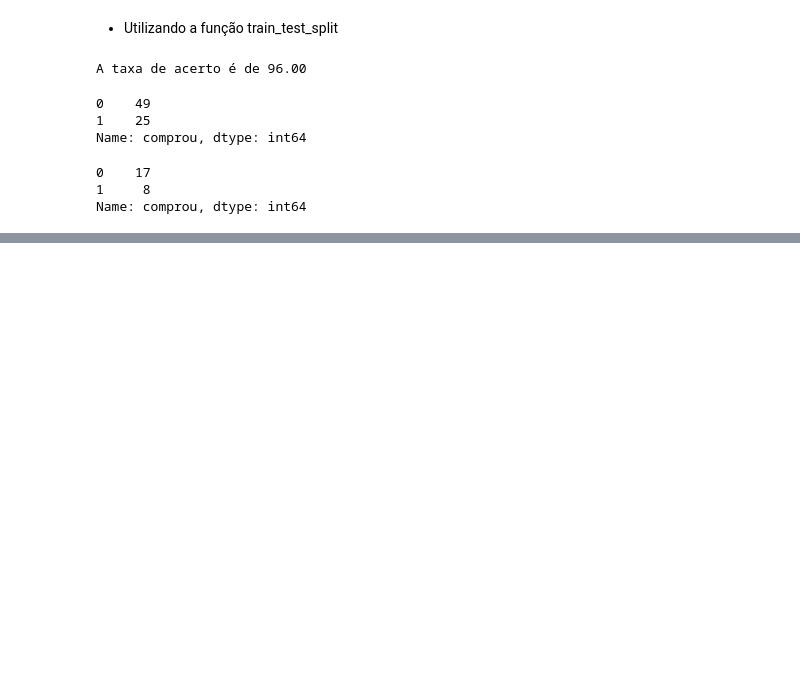
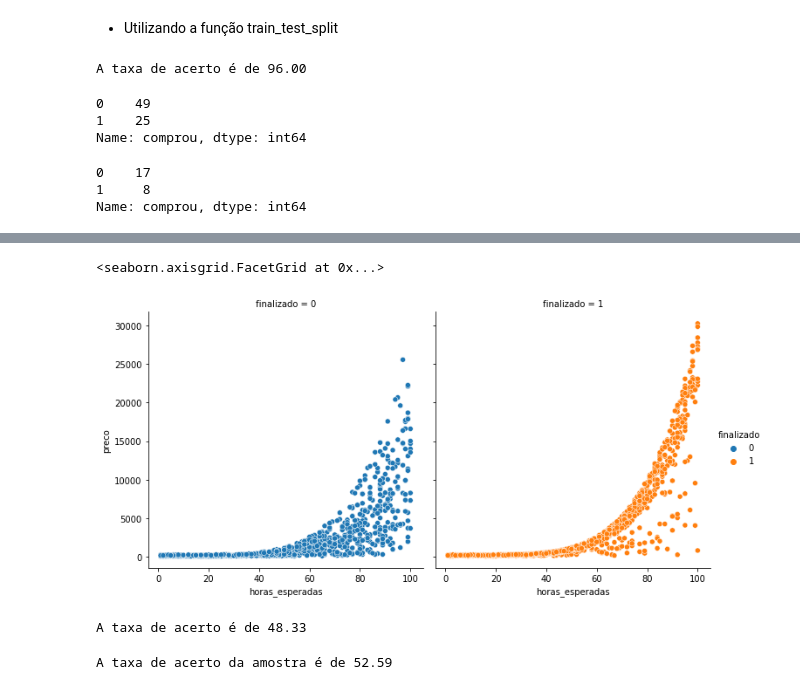
Before and after one commit to wagnergbriel/analise-de-dados, a Jupyter notebook: machine_learning_classificacao.ipynb, the cells around one changed output, grey strips where cells are left out. Saved outputs shown, nothing was run; the diff lists cells and outputs as text; code cells hidden in the pictures; blank space fills up the shorter version.

```diff
--- a/machine_learning_classificacao.ipynb
+++ b/machine_learning_classificacao.ipynb
@@ -145,0 +217,5 @@ Name: comprou, dtype: int64
+# %%
+sns.relplot(x="horas_esperadas", y="preco", col="finalizado", hue="finalizado", data=base_dados)
+# %% [output]
+<seaborn.axisgrid.FacetGrid at 0x...>
+[figure, added]
@@ -145,0 +225,15 @@ Name: comprou, dtype: int64
+# %%
+treino_x2, teste_x2, treino_y2, teste_y2 = train_test_split(x2, y2, random_state=20, test_size =0.25, stratify=y2)
+modelo = LinearSVC()
+modelo.fit(treino_x2, treino_y2)
+previsoes_4 = modelo.predict(teste_x2)
+taxa_de_acerto_4 = accuracy_score(teste_y2, previsoes_4)
+print(f"A taxa de acerto é de {taxa_de_acerto_4 * 100:.2f}")
+# %% [output]
+A taxa de acerto é de 48.33
+# %%
+previsoes_amostra = np.ones(540)
+acuracia = accuracy_score(teste_y2, previsoes_amostra)
+print(f"A taxa de acerto da amostra é de {acuracia * 100:.2f}")
+# %% [output]
+A taxa de acerto da amostra é de 52.59
```
Also changed, not shown: parts of 13 cells of this notebook.
